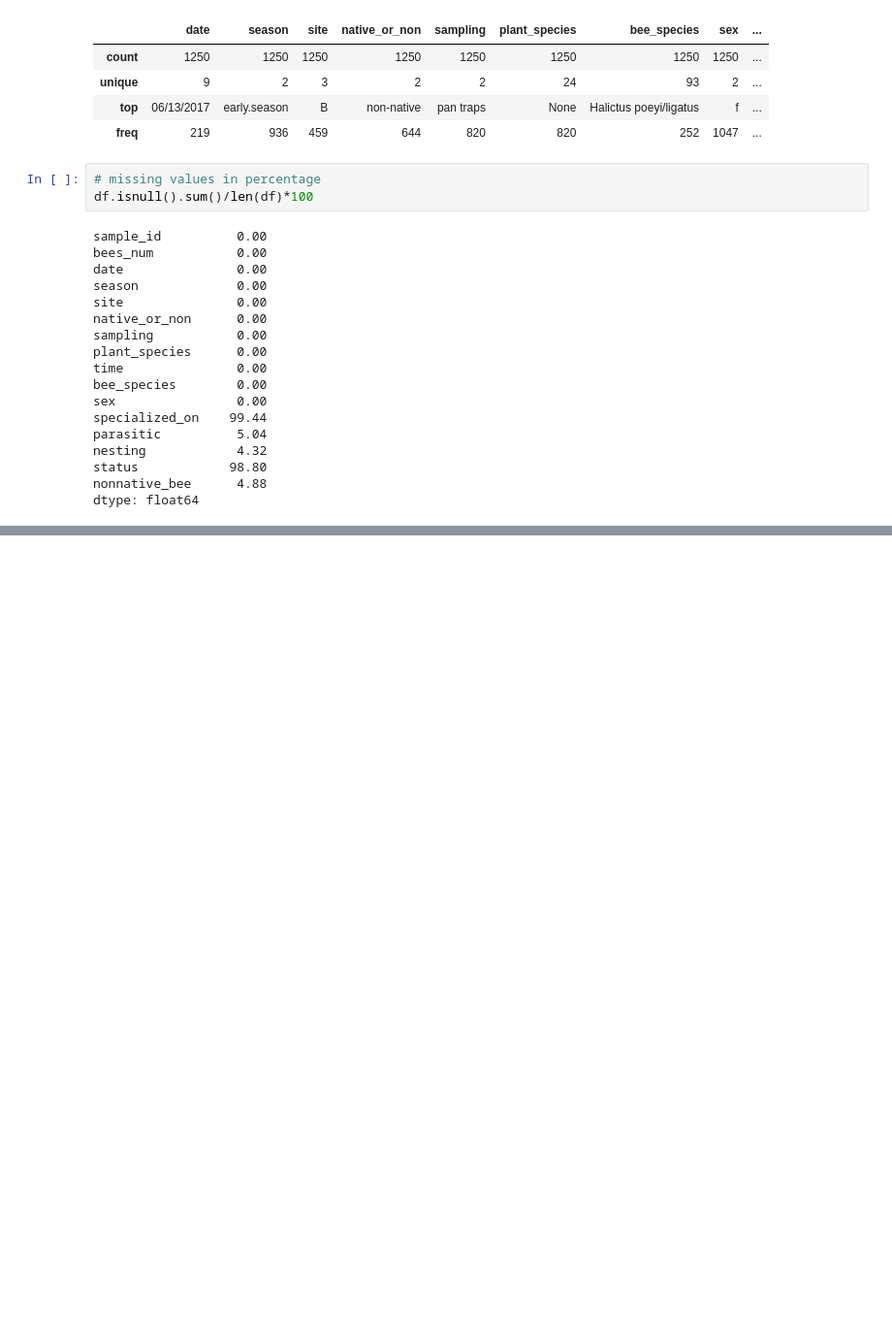
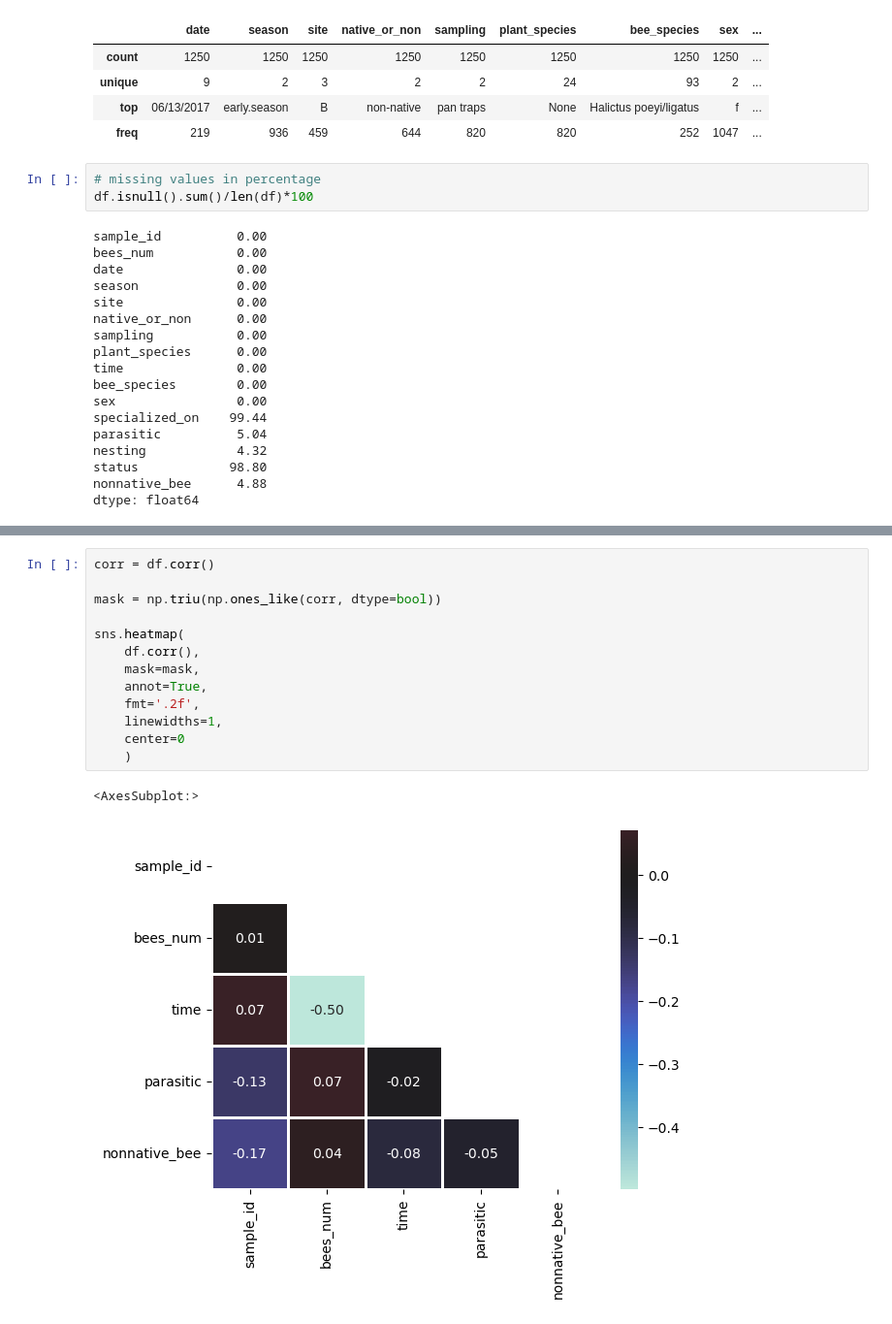
Before and after one commit to MukhammadSobirov/plants_and_bees, a Jupyter notebook: notebook.ipynb, the cells around one changed output, grey strips where cells are left out. Shown at 97% size. Saved outputs shown, nothing was run; the diff lists cells and outputs as text; blank space fills up the shorter version.

```diff
--- a/notebook.ipynb
+++ b/notebook.ipynb
@@ -87,0 +130,16 @@ dtype: float64
+# %%
+corr = df.corr()
+
+mask = np.triu(np.ones_like(corr, dtype=bool))
+
+sns.heatmap(
+    df.corr(),
+    mask=mask,
+    annot=True,
+    fmt='.2f',
+    linewidths=1,
+    center=0
+    )
+# %% [output]
+<AxesSubplot:>
+[figure, added]
```
Also changed, not shown: parts of 5 cells of this notebook.
